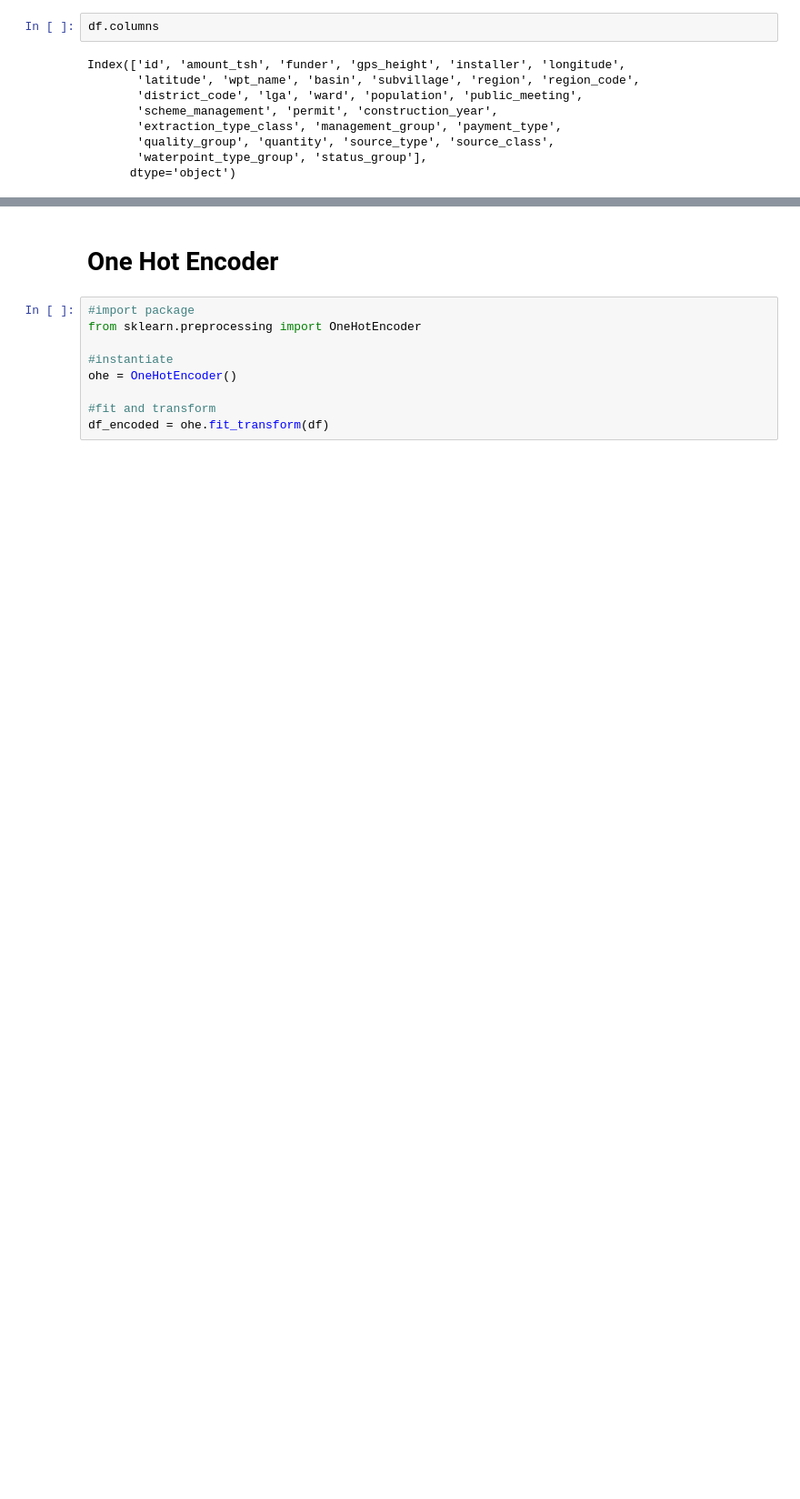
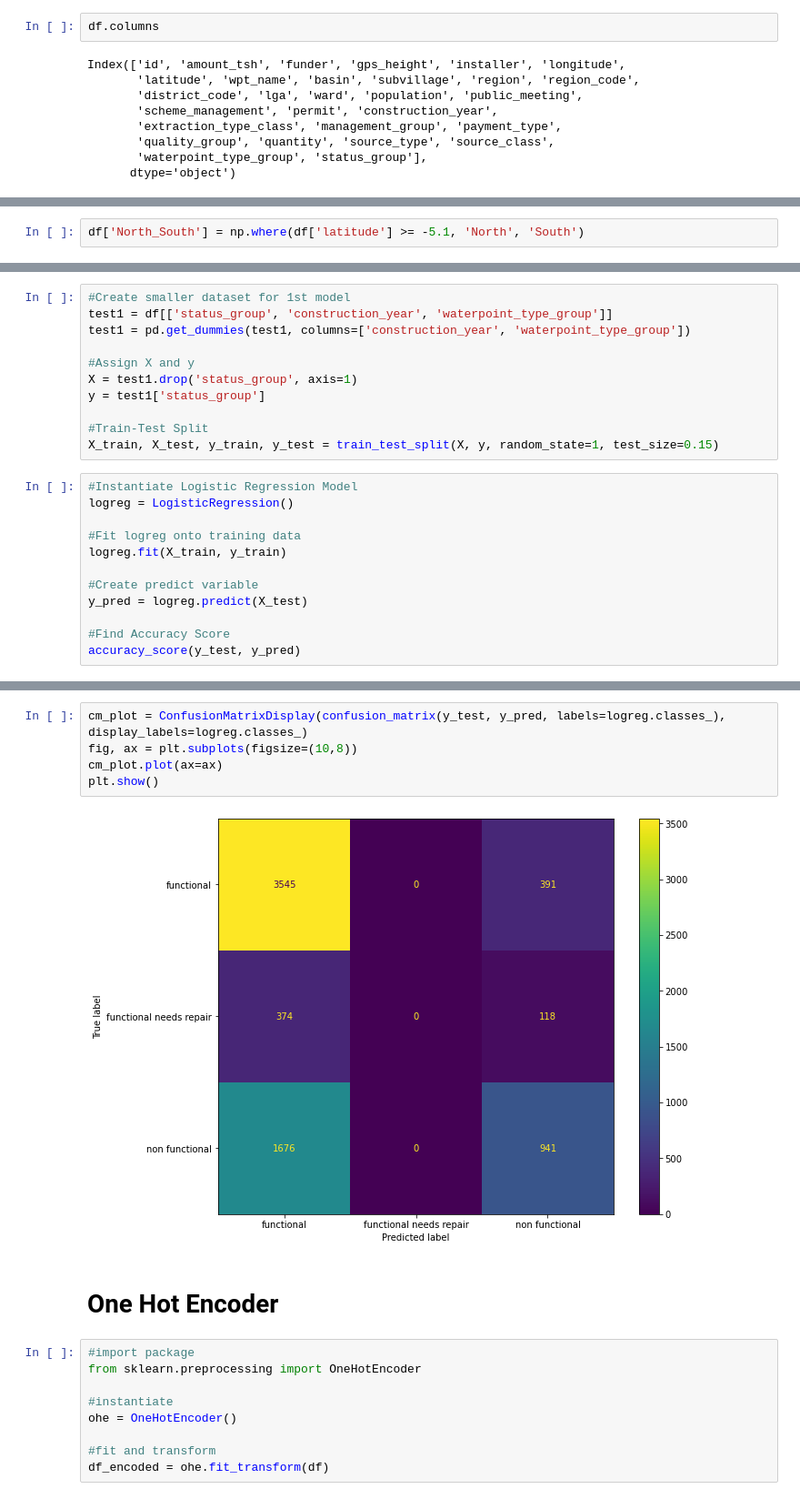
Before and after one commit to anniezhengaz/Phase3Projecct-Tanzanian_Water_Wells, a Jupyter notebook: eda-CLEAN-modeling.ipynb, the cells around one changed output, grey strips where cells are left out. Shown at 91% size. Drawn from its saved outputs; the diff is of its cells as text; blank space fills up the shorter version.

```diff
--- a/eda-CLEAN-modeling.ipynb
+++ b/eda-CLEAN-modeling.ipynb
@@ -190,0 +212,2 @@ y_pred = dt.predict(X_test)
+# %%
+df['North_South'] = np.where(df['latitude'] >= -5.1, 'North', 'South')
@@ -190,0 +241,23 @@ y_pred = dt.predict(X_test)
+# %%
+#Create smaller dataset for 1st model
+test1 = df[['status_group', 'construction_year', 'waterpoint_type_group']]
+test1 = pd.get_dummies(test1, columns=['construction_year', 'waterpoint_type_group'])
+
+#Assign X and y
+X = test1.drop('status_group', axis=1)
+y = test1['status_group']
+
+#Train-Test Split
+X_train, X_test, y_train, y_test = train_test_split(X, y, random_state=1, test_size=0.15)
+# %%
+#Instantiate Logistic Regression Model
+logreg = LogisticRegression()
+
+#Fit logreg onto training data
+logreg.fit(X_train, y_train)
+
+#Create predict variable
+y_pred = logreg.predict(X_test)
+
+#Find Accuracy Score
+accuracy_score(y_test, y_pred)
@@ -191,3 +301,10 @@ y_pred = dt.predict(X_test)
+# %%
+cm_plot = ConfusionMatrixDisplay(confusion_matrix(y_test, y_pred, labels=logreg.classes_), display_labels=logreg.classes_)
+fig, ax = plt.subplots(figsize=(10,8))
+cm_plot.plot(ax=ax)
+plt.show()
+# %% [output]
+[figure, added]
 # %% [markdown]
 # One Hot Encoder
 # %%
```
Also changed, not shown: parts of 17 cells of this notebook, 1 other file.
